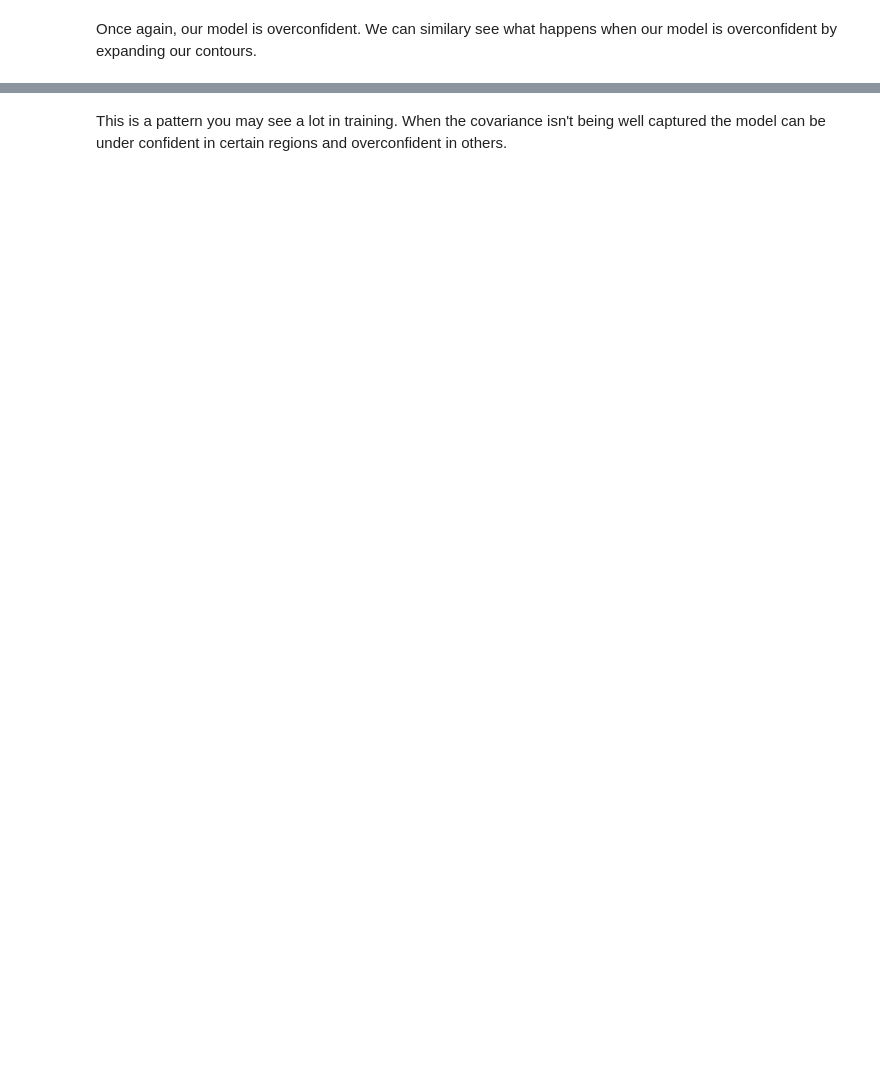
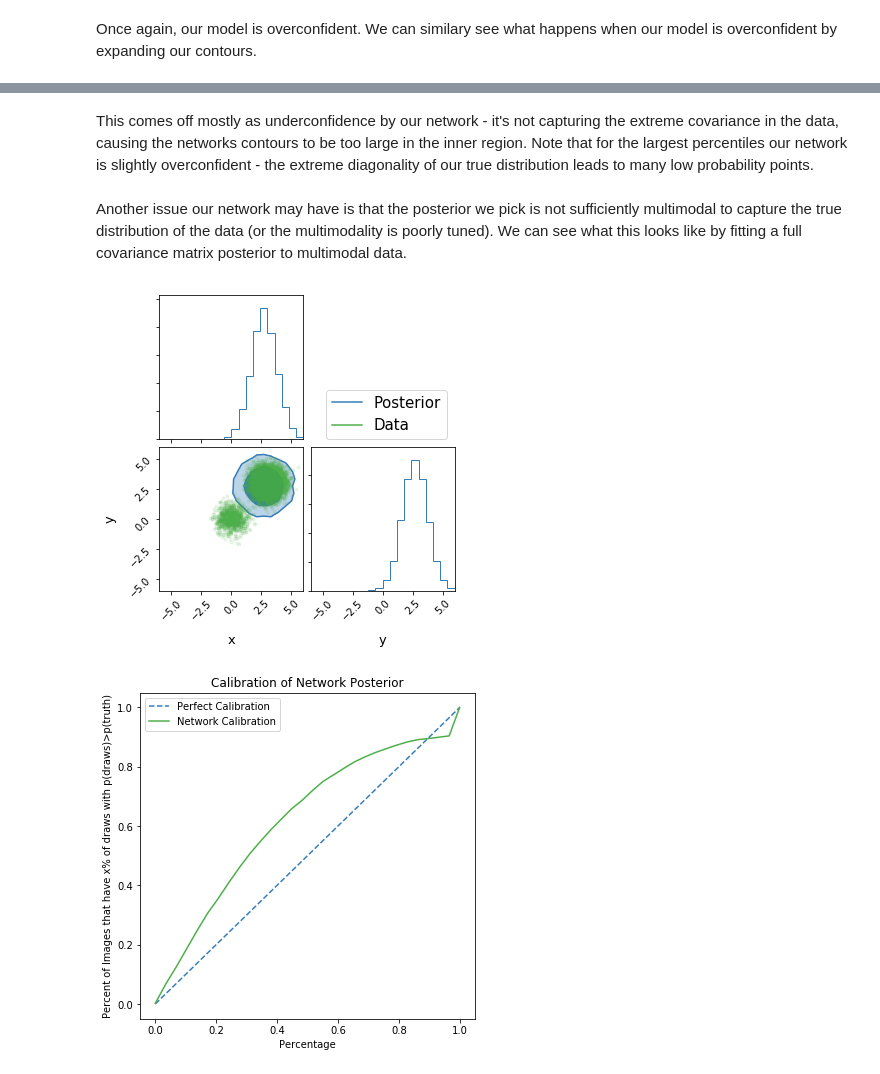
Before and after one commit to swagnercarena/ovejero, a Jupyter notebook: demos/Test_Model_Performance.ipynb, the cells around one changed output, grey strips where cells are left out. Saved outputs shown, nothing was run; the diff lists cells and outputs as text; code cells hidden in the pictures; blank space fills up the shorter version.

```diff
--- a/demos/Test_Model_Performance.ipynb
+++ b/demos/Test_Model_Performance.ipynb
@@ -134,2 +177,4 @@ plot_toy_model_calibration(data_mean,data_cov,post_mean,post_cov,toy_batch_size)
-# %% [markdown]
-This is a pattern you may see a lot in training. When the covariance isn't being well captured the model can be under confident in certain regions and overconfident in others.
+# %% [markdown]
+This comes off mostly as underconfidence by our network - it's not capturing the extreme covariance in the data, causing the networks contours to be too large in the inner region. Note that for the largest percentiles our network is slightly overconfident - the extreme diagonality of our true distribution leads to many low probability points.
+# %% [markdown]
+Another issue our network may have is that the posterior we pick is not sufficiently multimodal to capture the true distribution of the data (or the multimodality is poorly tuned). We can see what this looks like by fitting a full covariance matrix posterior to multimodal data.
@@ -135,0 +219,19 @@ This is a pattern you may see a lot in training. When the covariance isn't being
+# %%
+# We start with our offset posterior
+data_means = [np.ones(2)*3,np.zeros(2)]
+data_covs = [np.array([[0.4,0],[0,0.4]]),np.array([[0.4,0],[0,0.4]])]
+ps = [0.9,0.1]
+toy_batch_size = 10000
+
+data = []
+for dmi in range(len(data_means)):
+    data.append(np.random.multivariate_normal(data_means[dmi],data_covs[dmi],(toy_batch_size//len(
+    data_mean))))
+data = np.concatenate(data,axis=0)
+
+post_mean = np.mean(data,axis=0)
+post_cov=np.diag(np.std(data,axis=0))
+plot_toy_model_calibration_gm(data_means,data_covs,post_mean,post_cov,toy_batch_size,ps,fit_guass_data=True)
+# %% [output]
+[figure, added]
+[figure, added]
```
Also changed, not shown: parts of 14 cells of this notebook, 4 other files.
